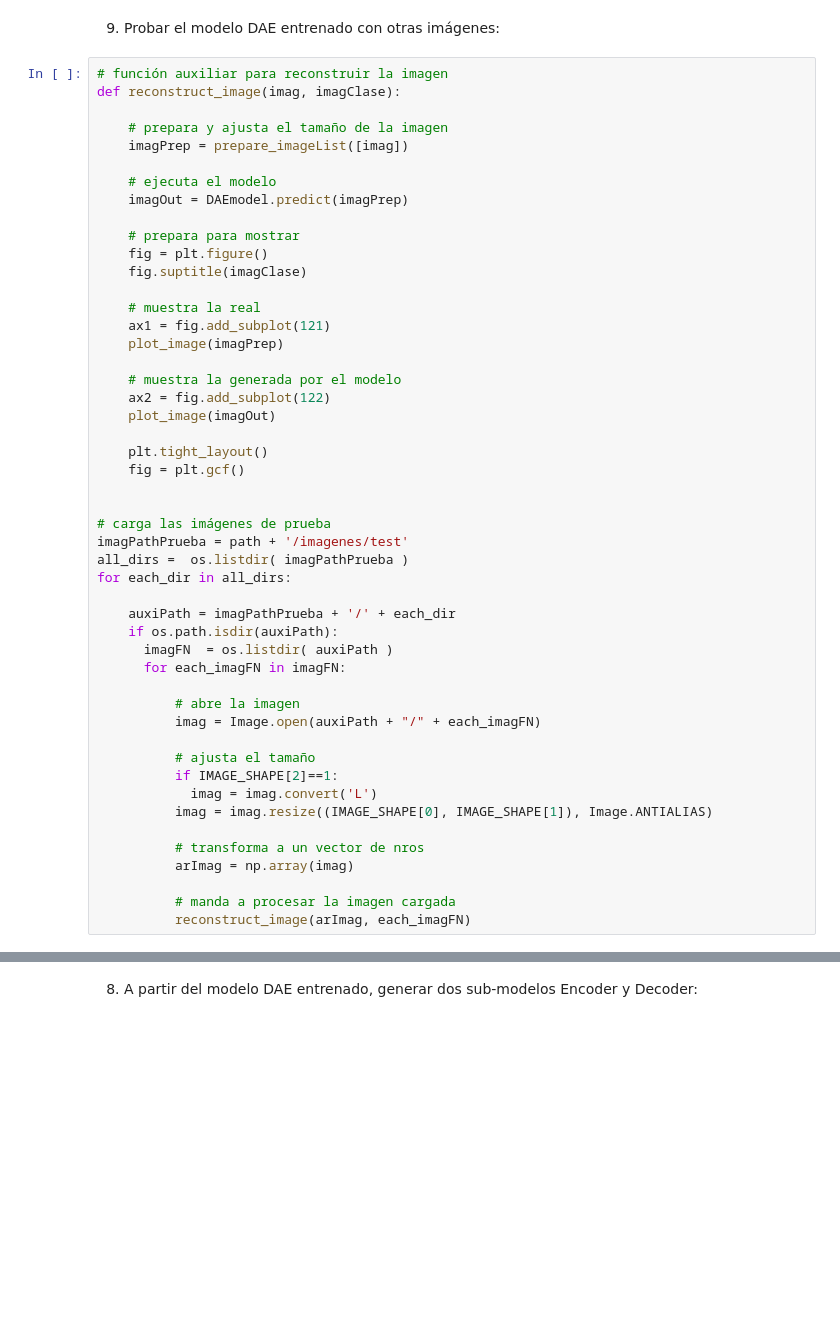
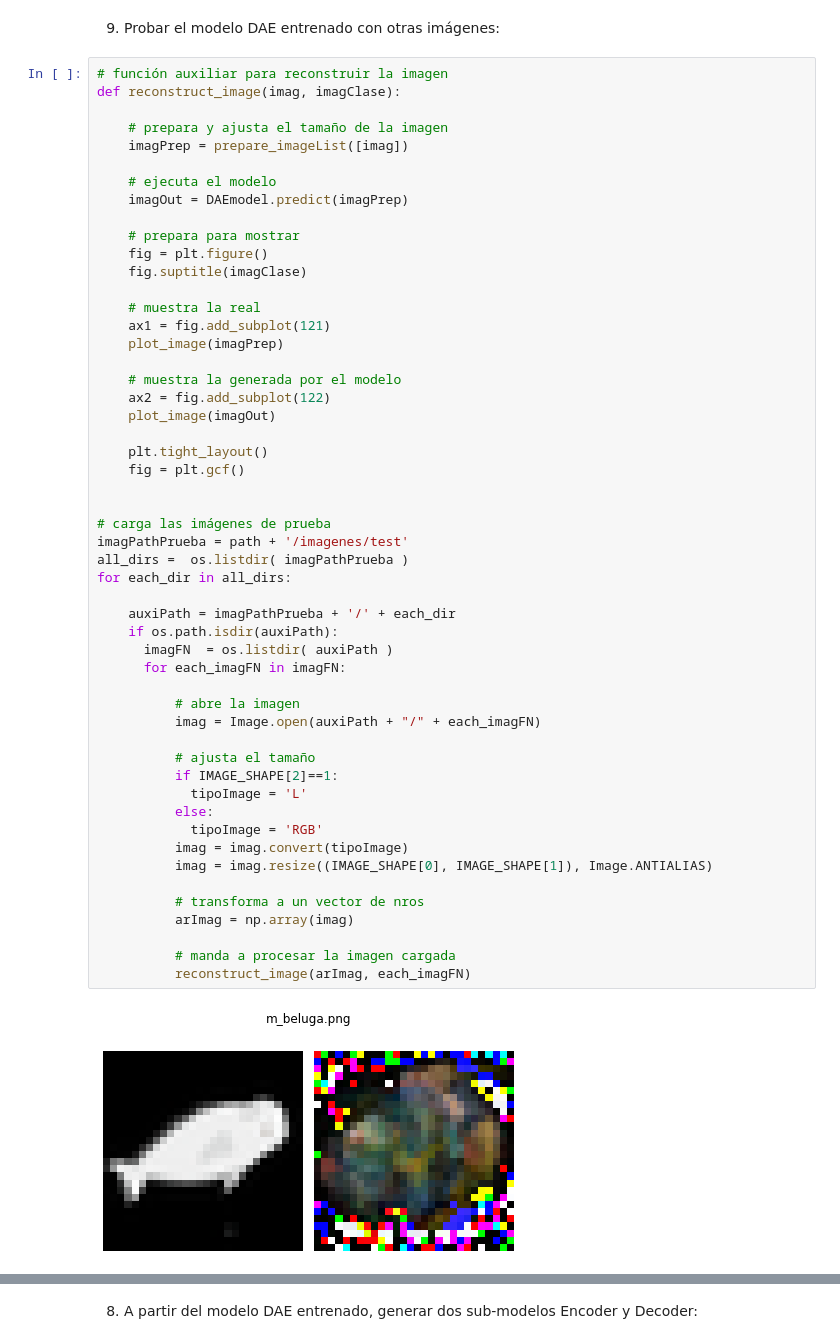
Before and after one commit to PGP-MachineLearning/demoANIMALES, a Jupyter notebook: DAE Imag ANIMALES.ipynb, the cells around one changed output, grey strips where cells are left out. Cells and saved outputs as stored; diff of their text form; blank space fills up the shorter version.

```diff
--- a/DAE Imag ANIMALES.ipynb
+++ b/DAE Imag ANIMALES.ipynb
@@ -230,31 +310,36 @@ def reconstruct_image(imag, imagClase):
     # muestra la generada por el modelo
     ax2 = fig.add_subplot(122)
     plot_image(imagOut)
 
     plt.tight_layout()
     fig = plt.gcf()
 
 
 # carga las imágenes de prueba
 imagPathPrueba = path + '/imagenes/test'
 all_dirs =  os.listdir( imagPathPrueba )
 for each_dir in all_dirs:
 
     auxiPath = imagPathPrueba + '/' + each_dir
     if os.path.isdir(auxiPath):
       imagFN  = os.listdir( auxiPath )
       for each_imagFN in imagFN:
 
           # abre la imagen
           imag = Image.open(auxiPath + "/" + each_imagFN)
 
           # ajusta el tamaño
           if IMAGE_SHAPE[2]==1:
-            imag = imag.convert('L')
+            tipoImage = 'L'
+          else:
+            tipoImage = 'RGB'
+          imag = imag.convert(tipoImage)
           imag = imag.resize((IMAGE_SHAPE[0], IMAGE_SHAPE[1]), Image.ANTIALIAS)
 
           # transforma a un vector de nros
           arImag = np.array(imag)
 
           # manda a procesar la imagen cargada
           reconstruct_image(arImag, each_imagFN)
+# %% [output]
+[figure, added]
```
Also changed, not shown: parts of 14 cells of this notebook.
